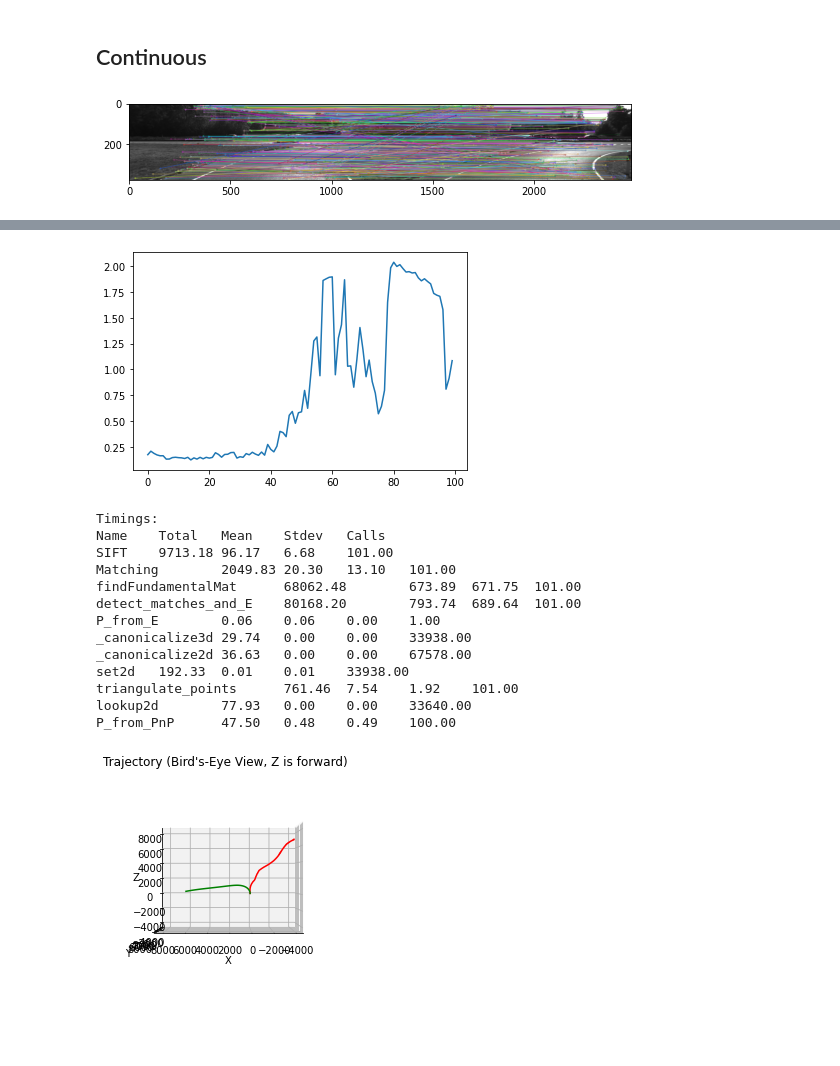
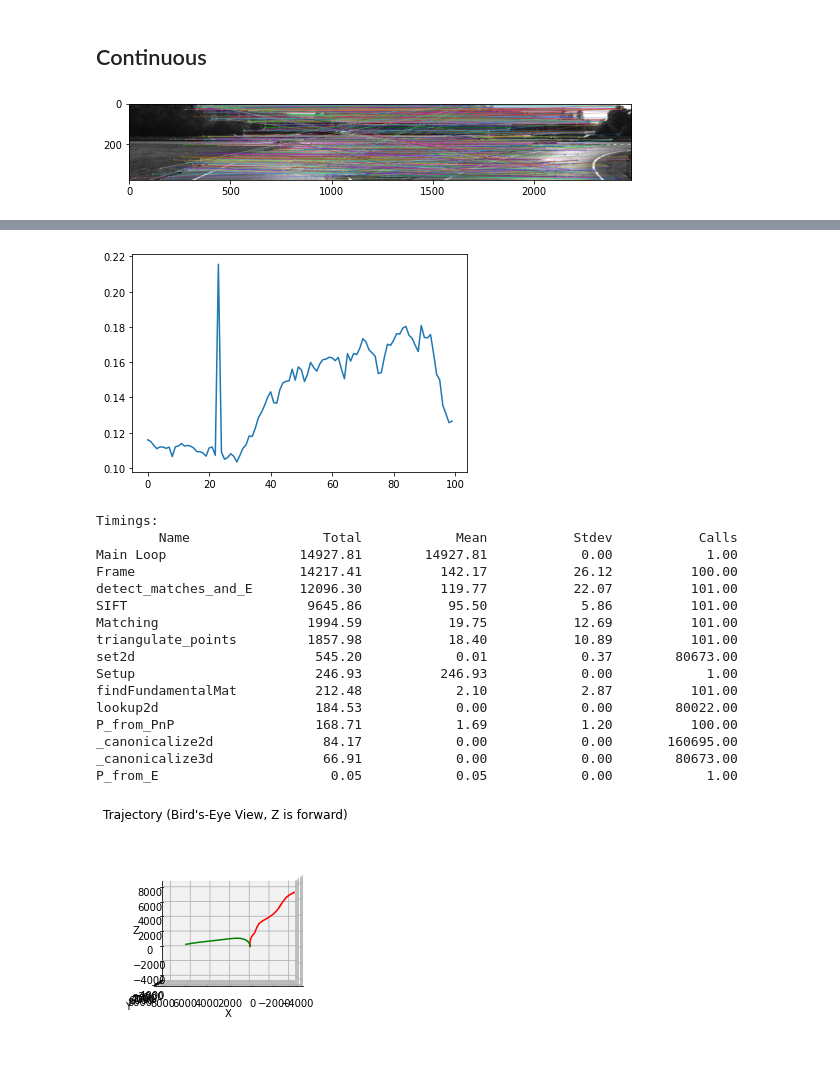
Before and after one commit to ariporad/comprobo-vision-project, a Jupyter notebook: main.ipynb, the cells around one changed output, grey strips where cells are left out. Saved outputs shown, nothing was run; the diff lists cells and outputs as text; code cells hidden in the pictures; blank space fills up the shorter version.

```diff
--- a/main.ipynb
+++ b/main.ipynb
@@ -26,7 +26,7 @@ ENABLE_TIMING: bool = True
 
 
 @contextmanager
-def time_block(name: str = 'Timer', always_print: bool = False):
+def timed_ctx(name: str = 'Timer', always_print: bool = False):
 	if not ENABLE_TIMING:
 		yield
 		return
@@ -39,31 +39,41 @@ def time_block(name: str = 'Timer', always_print: bool = False):
 		print(f"{name} took {duration:.2f}ms.")
 
 
-def timed(f):
+def timed_decorator(f):
 	if not ENABLE_TIMING:
 		return f
 
 	@functools.wraps(f)
 	def timed_function(*args, **kwargs):
-		with time_block(f.__name__):
+		with timed_ctx(f.__name__):
 			return f(*args, **kwargs)
 
 	return timed_function
+
+def timed(name_or_fn, *args, **kwargs):
+	if callable(name_or_fn):
+		return timed_decorator(name_or_fn, *args, **kwargs)
+	else:
+		return timed_ctx(name_or_fn, *args, **kwargs)
 
 def print_timings(clear: bool = True):
 	if not ENABLE_TIMING:
 		return
 
-	data = [['Name', 'Total', 'Mean', 'Stdev', 'Calls']]
+	if len(_timings) == 0:
+		print("No timings yet.")
 
-	for name, calls in _timings.items():
-		data.append([name, np.sum(calls), np.mean(calls), np.std(calls), len(calls)])
+	name_len = max(map(len, _timings.keys()))
+	data = [['Name'.center(name_len, ' ')] + [x.rjust(10) for x in ['Total', 'Mean', 'Stdev', 'Calls']]]
+
+	for name, calls in sorted(_timings.items(), key=lambda data: sum(data[1]), reverse=True):
+		data.append([name.ljust(name_len, ' '), np.sum(calls), np.mean(calls), np.std(calls), len(calls)])
 
 	if clear:
 		clear_timings()
 
 	print('Timings:')
-	print('\n'.join('\t'.join([value if isinstance(value, str) else f"{value:2.2f}" for value in row]) for row in data))
+	print('\n'.join('\t'.join([value if isinstance(value, str) else f"{value:10.2f}" for value in row]) for row in data))
 
 
 def clear_timings():
@@ -75,11 +85,11 @@ def clear_timings():
 def detect_matches_and_E(img1, img2, draw=True):
 	# Find Matches
 	# From: https://stackoverflow.com/a/33670318
-	with time_block('SIFT'):
+	with timed('SIFT'):
 		sift = cv2.SIFT_create()
 		kp1, des1 = sift.detectAndCompute(img1, None)
 		kp2, des2 = sift.detectAndCompute(img2, None)
-	with time_block('Matching'):
+	with timed('Matching'):
 		bf = cv2.BFMatcher(cv2.NORM_L2, crossCheck=True)
 		matches = bf.match(des1, des2)
 	matches = sorted(matches, key=lambda x: x.distance)
@@ -101,8 +111,8 @@ def detect_matches_and_E(img1, img2, draw=True):
 	points1 = np.array(imgpts1)
 	points2 = np.array(imgpts2)
 
-	with time_block('findFundamentalMat'):
-		F, status_mask = cv2.findFundamentalMat(points1, points2, cv2.FM_RANSAC, 0.1, 0.99, 100000)
+	with timed('findFundamentalMat'):
+		F, status_mask = cv2.findFundamentalMat(points1, points2, cv2.FM_RANSAC, 1, 0.99, 100000)
 	E = K.T @ F @ K
 
 	if draw:
@@ -306,7 +316,7 @@ from itertools import islice
 clear_timings()
 
 ### Setup ###
-with time_block('Setup'):
+with timed('Setup'):
 	K = kitti.calib.K_cam0
 	imgs = (np.array(img) for img in kitti.cam0)
 	ground_truth_poses = kitti.poses
@@ -346,33 +356,33 @@ with time_block('Setup'):
 
 ### Run ###
 
-with time_block('Main Loop'):
+with timed('Main Loop'):
 	for frame_id, img in enumerate(islice(imgs, 100), start=2):
-		with time_block('Frame'):
+		with timed('Frame'):
 			start_time = perf_counter()
 			img0, img1 = img1, img
 			points0, points1, matches, E = detect_matches_and_E(img0, img1, draw=False)
 			Es.append(E)
 			points1_valid = []
 
 			for point0, point1 in zip(points0, points1):
 				point3d = point_cloud.lookup2d(frame_id - 1, point0)
 				if point3d is not None:
 					points1_valid.append((point3d, point1))
 
 
 			P0 = P1
 			P1, R, t = P_from_PnP([point3d for point3d, _ in points1_valid], [point1 for _, point1 in points1_valid], K)
 			Ps.append(P1)
 			P1_fixed = np.vstack((P1, [0,0,0,1]))
 			cur_pose = (P1_fixed @ cur_pose)
 			poses.append(cur_pose)
 
 			err = triangulate_points(frame_id, point_cloud, points0, points1, K, P0, P1)
 			duration = perf_counter() - start_time
 			durations.append(duration)
 			print(f"Frame {frame_id} took {duration * 1000:.0f}ms: Keeping {len(points1_valid)}/{len(points1)} new points. Mean reprojection error: {err:.2f}.")
 
 	original_poses = poses
 # %% [output]
-[figure, old version]
+[figure, new version]
@@ -399,20 +409,23 @@ plt.plot(durations)
 plt.show()
 print_timings(False)
 # %% [output]
-[figure, old version]
+[figure, new version]
 Timings:
-Name    Total   Mean    Stdev   Calls
-SIFT    9713.18 96.17   6.68    101.00
-Matching        2049.83 20.30   13.10   101.00
-findFundamentalMat      68062.48        673.89  671.75  101.00
-detect_matches_and_E    80168.20        793.74  689.64  101.00
-P_from_E        0.06    0.06    0.00    1.00
-_canonicalize3d 29.74   0.00    0.00    33938.00
-_canonicalize2d 36.63   0.00    0.00    67578.00
-set2d   192.33  0.01    0.01    33938.00
-triangulate_points      761.46  7.54    1.92    101.00
-lookup2d        77.93   0.00    0.00    33640.00
-P_from_PnP      47.50   0.48    0.49    100.00
+        Name                 Total            Mean           Stdev           Calls
+Main Loop                 14927.81        14927.81            0.00            1.00
+Frame                     14217.41          142.17           26.12          100.00
+detect_matches_and_E      12096.30          119.77           22.07          101.00
+SIFT                       9645.86           95.50            5.86          101.00
+Matching                   1994.59           19.75           12.69          101.00
+triangulate_points         1857.98           18.40           10.89          101.00
+set2d                       545.20            0.01            0.37        80673.00
+Setup                       246.93          246.93            0.00            1.00
+findFundamentalMat          212.48            2.10            2.87          101.00
+lookup2d                    184.53            0.00            0.00        80022.00
+P_from_PnP                  168.71            1.69            1.20          100.00
+_canonicalize2d              84.17            0.00            0.00       160695.00
+_canonicalize3d              66.91            0.00            0.00        80673.00
+P_from_E                      0.05            0.05            0.00            1.00
 # %%
 def plot_trajectory(ax, poses, scale_factor=1.0, line_color='r', arrow_color='b', arrow_size=5, arrow_prop=5):
     XYZ = np.array([P @ np.array([[0,0,0,1]]).transpose() for P in poses]).squeeze(axis=2)
```
Also changed, not shown: parts of 1 cell of this notebook.
